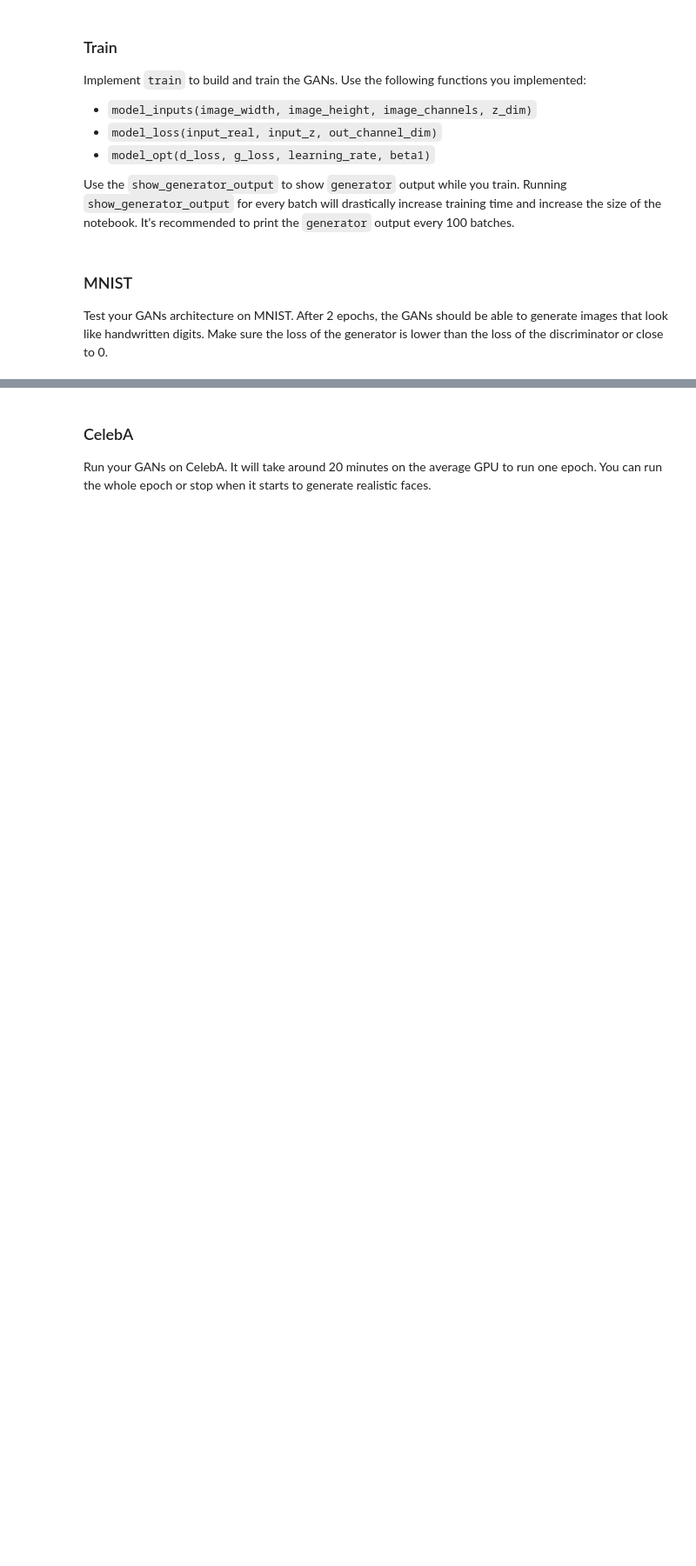
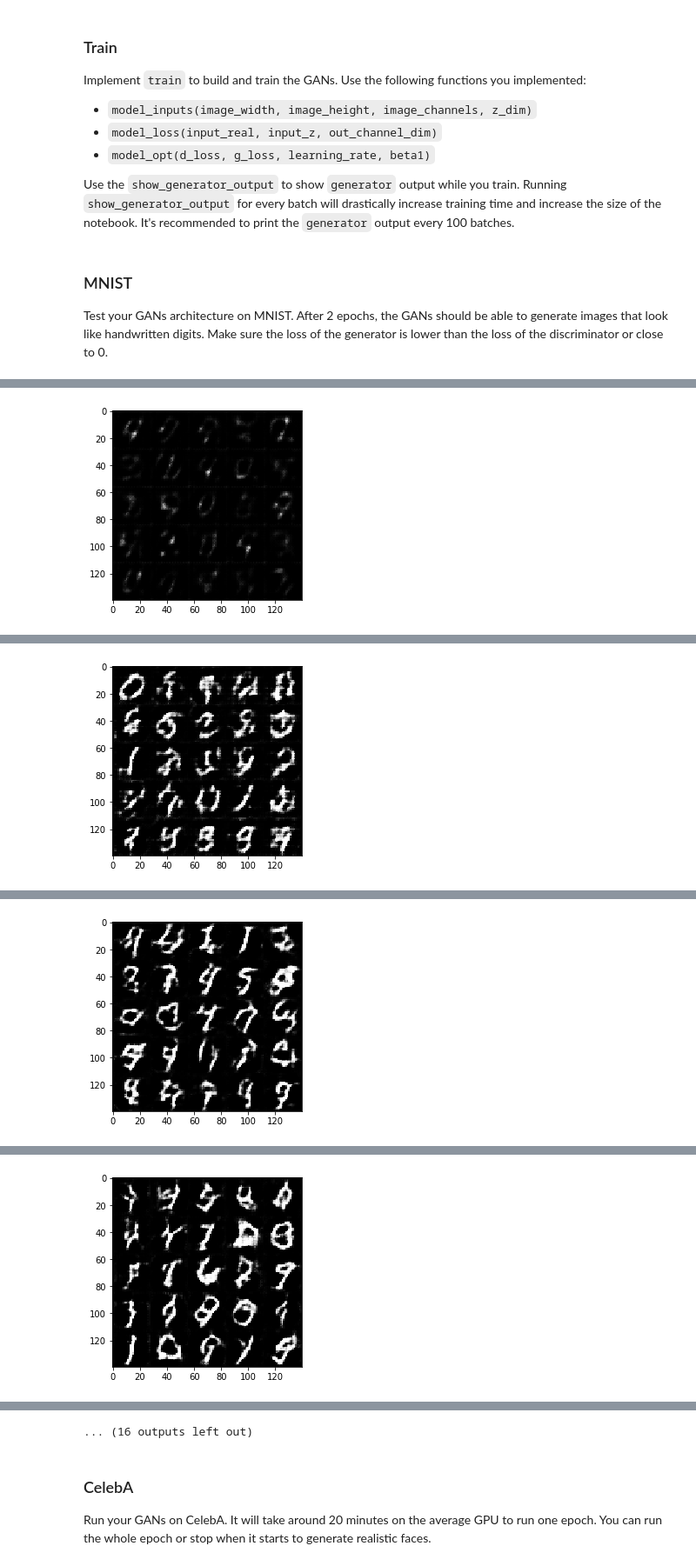
Before and after one commit to gregnh/udacity-deep-learning-nd, a Jupyter notebook: face-generation/dlnd_face_generation.ipynb, the cells around one changed output, grey strips where cells are left out. Shown at 87% size. Saved outputs shown, nothing was run; the diff lists cells and outputs as text; code cells hidden in the pictures; blank space fills up the shorter version.

```diff
--- a/face-generation/dlnd_face_generation.ipynb
+++ b/face-generation/dlnd_face_generation.ipynb
@@ -119,7 +124,7 @@ def model_inputs(image_width, image_height, image_channels, z_dim):
     real_input = tf.placeholder(dtype=tf.float32,
                                 shape=(None, image_width, image_height, image_channels), name='real_input')
     z_input = tf.placeholder(dtype=tf.float32, shape=(None, z_dim), name="z_input")
-    learning_rate = tf.placeholder(dtype=tf.float32, name='learning_rate')
+    learning_rate = tf.placeholder(dtype=tf.float32, name='learning_rate', shape=())
     return real_input, z_input, learning_rate
 
 
@@ -141,23 +146,20 @@ def discriminator(images, reuse=False, alpha=0.2, keep_prob=0.6):
     :return: Tuple of (tensor output of the discriminator, tensor logits of the discriminator)
     """
     # TODO: Implement Function
-    from numpy import prod
-
     def convnet(input_, filter_, padding_='same', batch_norm=True):
         conv = tf.layers.conv2d(input_, filter_, 5, strides=2, padding=padding_,
                                 kernel_initializer=tf.contrib.layers.xavier_initializer_conv2d(),
                                 use_bias=False)
         if batch_norm:
             conv = tf.layers.batch_normalization(conv, training=True)
-        conv = tf.nn.leaky_relu(conv, alpha=alpha)
+        conv = tf.maximum(conv * alpha, conv)
         return tf.nn.dropout(conv, keep_prob=keep_prob)
 
     with tf.variable_scope('discriminator', reuse=reuse):
         conv1 = convnet(images, 64, batch_norm=False)
-        conv2 = convnet(conv2, 128)
+        conv2 = convnet(conv1, 128)
         conv3 = convnet(conv2, 256)
-
-        flat = tf.reshape(conv3, (-1, prod(conv3.shape[1:]))) # 4*4*256
+        flat = tf.reshape(conv3, (-1, 4*4*256))
         logits = tf.layers.dense(flat, 1)
         output = tf.sigmoid(logits)
     return output, logits
@@ -183,19 +185,18 @@ def generator(z, out_channel_dim, is_train=True, reuse=False, alpha=0.2, keep_pr
     """
     # TODO: Implement Function
     def conv_transpose(input_, filter_, s=2):
-        if apply_conv:
-            conv = tf.layers.conv2d_transpose(input_, filter_, 5, strides=s, padding='SAME',
+        conv = tf.layers.conv2d_transpose(input_, filter_, 5, strides=s, padding='SAME',
                                               kernel_initializer=tf.contrib.layers.xavier_initializer_conv2d(),
                                               use_bias=False)
 
-            conv = tf.layers.batch_normalization(conv, training=is_train)
-        return tf.nn.leaky_relu(conv, alpha=alpha)
+        conv = tf.layers.batch_normalization(conv, training=is_train)
+        return tf.maximum(conv * alpha, conv)
 
     with tf.variable_scope('generator', reuse=not is_train):
         fc = tf.layers.dense(z, 7*7*1024)
         fc = tf.reshape(fc, (-1, 7, 7, 1024))
-        fc = tf.layers.batch_normalization(tf.nn.leaky_relu(fc,alpha=alpha), training=is_train)
-        fc = tf.nn.dropout(fc, keep_prob=keep_prob)
+        fc = tf.layers.batch_normalization(fc, training=is_train)
+        fc = tf.nn.dropout(tf.maximum(fc * alpha, fc), keep_prob=keep_prob)
 
         conv1 = conv_transpose(fc, 512) # shape 14*14*512
         conv2 = conv_transpose(conv1, 256, s=1) # shape 14*14*256
@@ -334,7 +335,7 @@ def train(epoch_count, batch_size, z_dim, learning_rate, beta1, get_batches, dat
     :param data_image_mode: The image mode to use for images ("RGB" or "L")
     """
     # TODO: Build Model
-    input_real, input_z, lr = model_inputs(*data_shape[1:], z_dim)
+    input_real, input_z, lr = model_inputs(data_shape[1], data_shape[2], data_shape[3], z_dim) # *data_shape
     d_loss, g_loss = model_loss(input_real, input_z, data_shape[3])
     d_opt, g_opt = model_opt(d_loss, g_loss, lr, beta1)
 
@@ -379,7 +380,7 @@ Test your GANs architecture on MNIST.  After 2 epochs, the GANs should be able t
 # %%
 batch_size = 64
 z_dim = 100
-learning_rate = 0.0004
+learning_rate = 0.0007
 beta1 = 0.5
 
 
@@ -392,3 +393,4 @@ mnist_dataset = helper.Dataset('mnist', glob(os.path.join(data_dir, 'mnist/*.jpg
 with tf.Graph().as_default():
     train(epochs, batch_size, z_dim, learning_rate, beta1, mnist_dataset.get_batches,
           mnist_dataset.shape, mnist_dataset.image_mode)
+# %% [output]
@@ -394,0 +403 @@ with tf.Graph().as_default():
+[figure, added]
@@ -394,0 +410 @@ with tf.Graph().as_default():
+[figure, added]
@@ -394,0 +417 @@ with tf.Graph().as_default():
+[figure, added]
@@ -394,0 +424 @@ with tf.Graph().as_default():
+[figure, added]
@@ -395,3 +439,4 @@ with tf.Graph().as_default():
+... (16 outputs left out)
 # %% [markdown]
 ### CelebA
 Run your GANs on CelebA.  It will take around 20 minutes on the average GPU to run one epoch.  You can run the whole epoch or stop when it starts to generate realistic faces.
```
Also changed, not shown: parts of 6 cells of this notebook, 3 other files.
